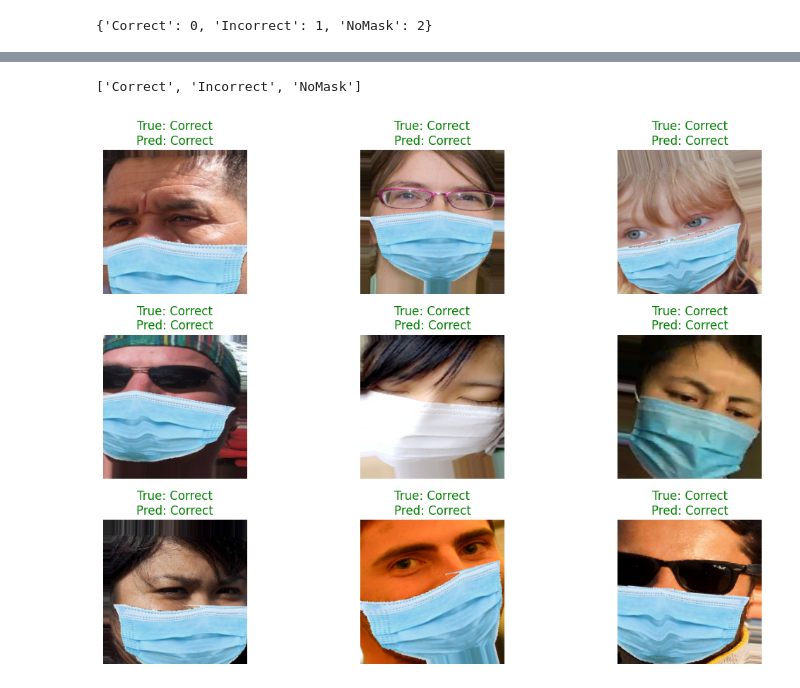
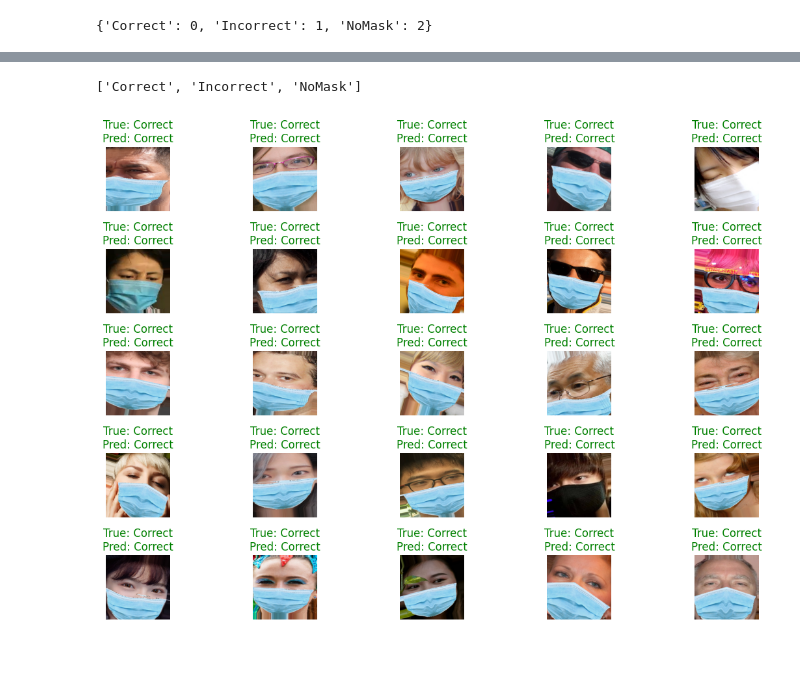
Before and after one commit to Ndibe-E/face-mask-ai, a Jupyter notebook: Face Mask Detection.ipynb, the cells around one changed output, grey strips where cells are left out. Drawn from its saved outputs; the diff is of its cells as text; code cells hidden in the pictures; blank space fills up the shorter version.

```diff
--- a/Face Mask Detection.ipynb
+++ b/Face Mask Detection.ipynb
@@ -60,18 +80,8 @@ print(train_set.class_indices)
 # %%
-model = keras.Sequential([
-    layers.Conv2D(32, (3,3), activation='relu', input_shape=(224,224,3)),
-    layers.MaxPooling2D(2,2),
+base_model = MobileNetV2(
+    weights="imagenet",
+    include_top=False,
+    input_shape=(224, 224, 3)
+)
 
-    layers.Conv2D(32, (3,3), activation='relu'),
-    layers.MaxPooling2D(2,2),
-
-    layers.Conv2D(64, (3,3), activation='relu'),
-    layers.MaxPooling2D(2,2),
-
-    layers.Conv2D(128, (3,3), activation='relu'),
-    layers.MaxPooling2D(2,2),
-
-    layers.Flatten(),
-    layers.Dense(128, activation='relu'),
-    layers.Dense(train_set.num_classes, activation='softmax')
-])
+base_model.trainable = False
@@ -78,6 +91,21 @@ model = keras.Sequential([
+# %%
+x = base_model.output
+x = GlobalAveragePooling2D()(x)
+x = Dense(128, activation="relu")(x)
+output = Dense(3, activation="softmax")(x)
+
+model = Model(inputs=base_model.input, outputs=output)
 # %%
-model.compile(optimizer="adam", loss="categorical_crossentropy", metrics=["Accuracy"])
+model.compile(
+    optimizer=Adam(learning_rate=0.0001),
+    loss="categorical_crossentropy",
+    metrics=["accuracy"]
+)
 # %%
-history = model.fit(train_set, epochs=10, validation_data=test_set)
+history = model.fit(
+    train_set,
+    epochs=EPOCHS,
+    validation_data=test_set
+)
 # %% [output]
 Epoch 1/10
@@ -146,27 +174,27 @@ predictions = model.predict(images)
 # %%
 predicted_classes = np.argmax(predictions, axis=1)
 true_classes = np.argmax(labels, axis=1)
-# %%
-class_names = list(train_set.class_indices.keys())
-print(class_names)
-# %% [output]
-['Correct', 'Incorrect', 'NoMask']
+# %%
+class_names = list(train_set.class_indices.keys())
+print(class_names)
+# %% [output]
+['Correct', 'Incorrect', 'NoMask']
 # %%
 plt.figure(figsize=(12, 8))
 
-for i in range(9):
-    plt.subplot(3, 3, i + 1)
+for i in range(25):
+    plt.subplot(5, 5, i + 1)
     plt.imshow(images[i])
     plt.axis("off")
 
     true_label = class_names[true_classes[i]]
     predicted_label = class_names[predicted_classes[i]]
 
     title_color = "green" if true_label == predicted_label else "red"
     plt.title(f"True: {true_label}\nPred: {predicted_label}", color=title_color)
 
 plt.tight_layout()
 plt.show()
 # %% [output]
-[figure, old version]
+[figure, new version]
 # %%
```
Also changed, not shown: parts of 19 cells of this notebook.
